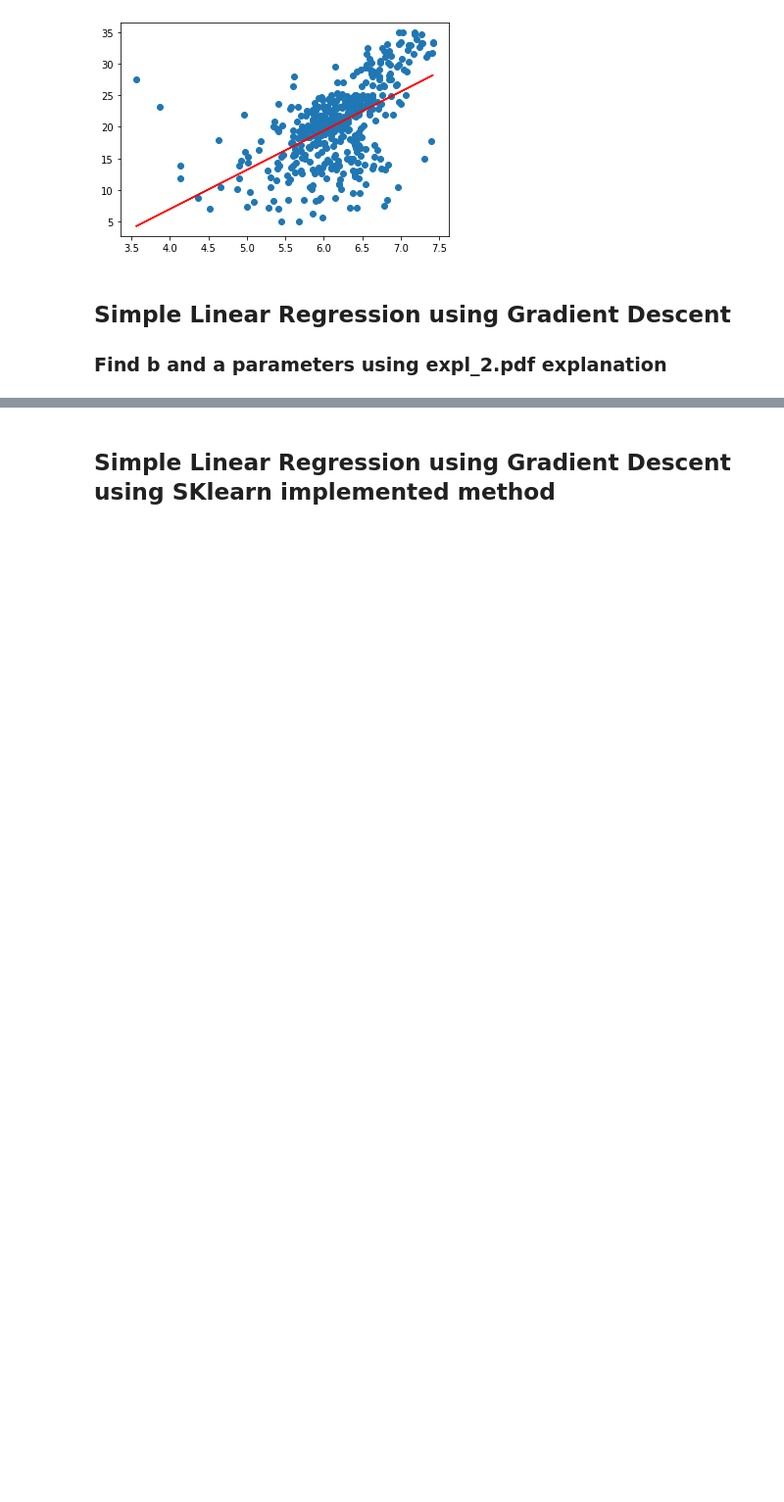
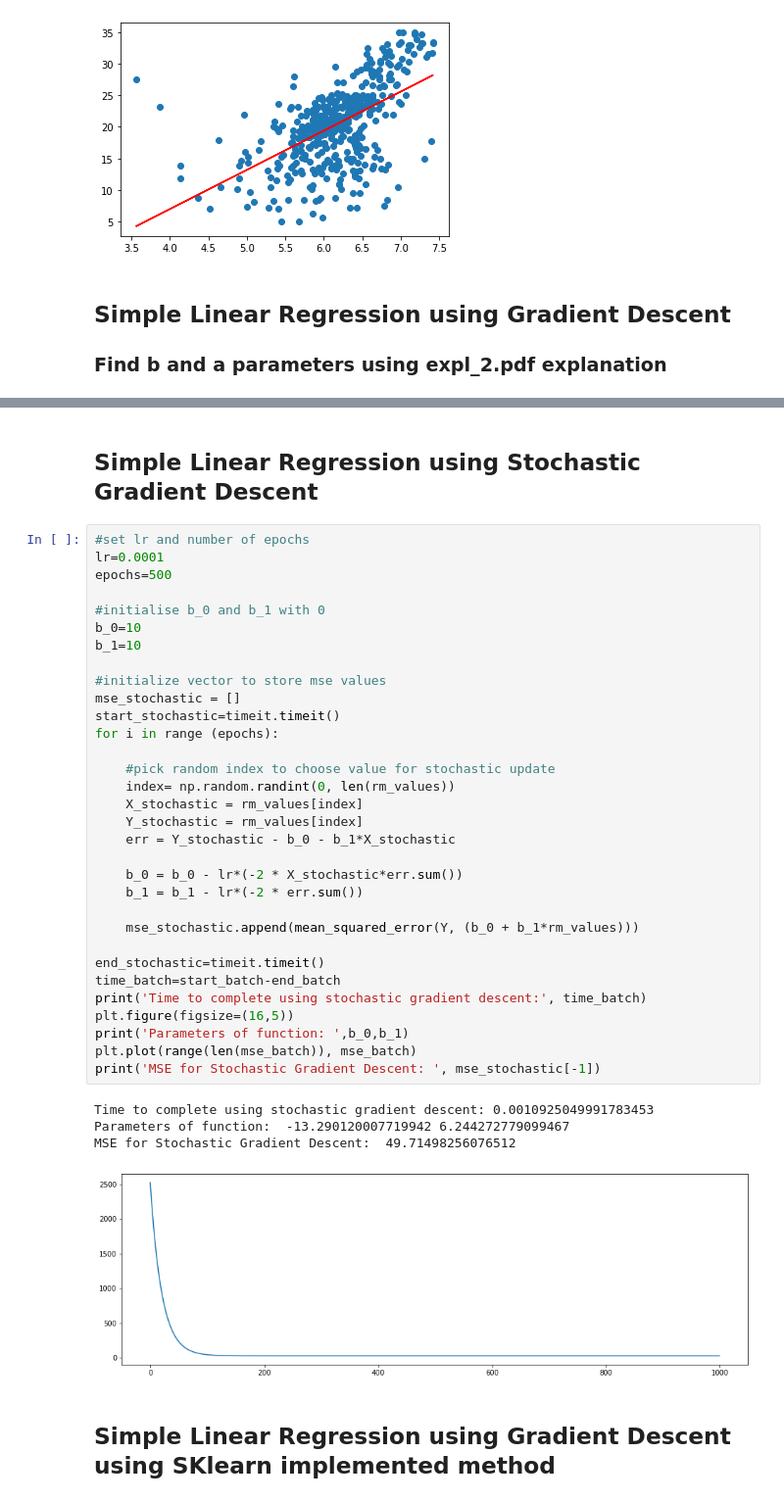
Before and after one commit to mhakan20/Linear-Regression-Analysis, a Jupyter notebook: LinearRegAnalysis.ipynb, the cells around one changed output, grey strips where cells are left out. Shown: that part at 98% size. Saved outputs shown, nothing was run; the diff lists cells and outputs as text; blank space fills up the shorter version.

```diff
--- a/LinearRegAnalysis.ipynb
+++ b/LinearRegAnalysis.ipynb
@@ -158,3 +198,42 @@ plt.plot(rm_values,Y_pred_nr_eq,color="red")
+# %% [markdown]
+## Simple Linear Regression using Stochastic Gradient Descent
+# %%
+#set lr and number of epochs
+lr=0.0001
+epochs=500
+
+#initialise b_0 and b_1 with 0
+b_0=10
+b_1=10
+
+#initialize vector to store mse values
+mse_stochastic = []
+start_stochastic=timeit.timeit()
+for i in range (epochs):
+
+    #pick random index to choose value for stochastic update
+    index= np.random.randint(0, len(rm_values))
+    X_stochastic = rm_values[index]
+    Y_stochastic = rm_values[index]
+    err = Y_stochastic - b_0 - b_1*X_stochastic
+
+    b_0 = b_0 - lr*(-2 * X_stochastic*err.sum())
+    b_1 = b_1 - lr*(-2 * err.sum())
+
+    mse_stochastic.append(mean_squared_error(Y, (b_0 + b_1*rm_values)))
+
+end_stochastic=timeit.timeit()
+time_batch=start_batch-end_batch
+print('Time to complete using stochastic gradient descent:', time_batch)
+plt.figure(figsize=(16,5))
+print('Parameters of function: ',b_0,b_1)
+plt.plot(range(len(mse_batch)), mse_batch)
+print('MSE for Stochastic Gradient Descent: ', mse_stochastic[-1])
+# %% [output]
+Time to complete using stochastic gradient descent: 0.0010925049991783453
+Parameters of function:  -13.290120007719942 6.244272779099467
+MSE for Stochastic Gradient Descent:  49.71498256076512
+[figure, added]
 # %% [markdown]
 ## Simple Linear Regression using Gradient Descent using SKlearn implemented method
 # %%
```
Also changed, not shown: parts of 8 cells of this notebook.
